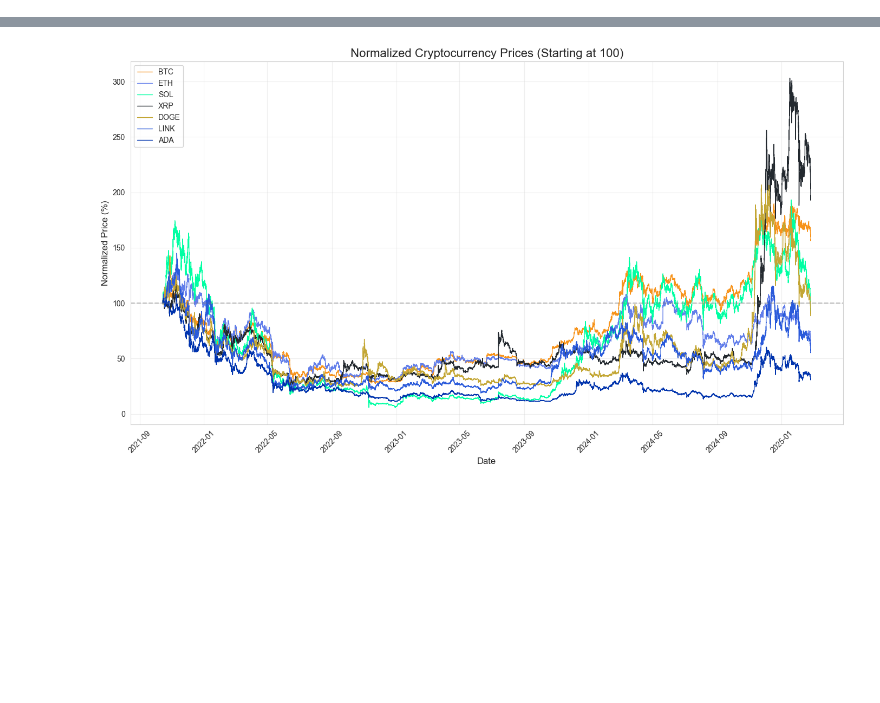
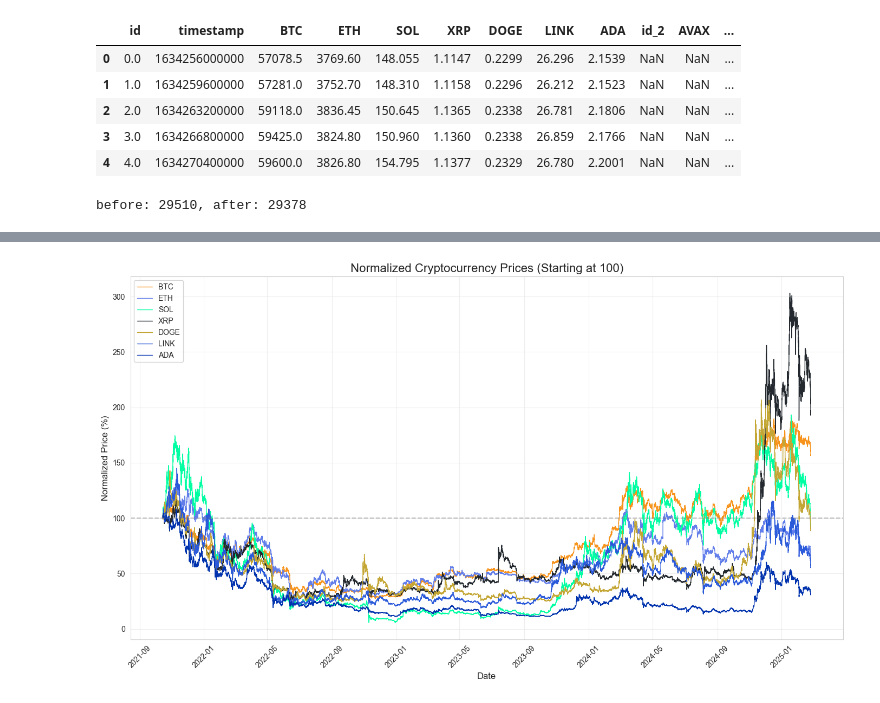
Before and after one commit to gabrielee5/fetch_bybit_data, a Jupyter notebook: jupyter-jobs/work_on_data.ipynb, the cells around one changed output, grey strips where cells are left out. Cells and saved outputs as stored; diff of their text form; code cells hidden in the pictures; blank space fills up the shorter version.

```diff
--- a/code/work_on_data.ipynb
+++ b/jupyter-jobs/work_on_data.ipynb
@@ -252,0 +303,10 @@ before: 37762, after: 29505
+# %%
+merged_df = pd.read_csv('/Users/gabrielefabietti/projects/fetch_data/handle_data/merged_price_data.csv')
+merged_df.head()
+# %% [output]
+|  | id | timestamp | BTC | ETH | SOL | XRP | DOGE | LINK | ADA | id_2 | AVAX | ... |
+| 0 | 0.0 | 1634256000000 | 57078.5 | 3769.60 | 148.055 | 1.1147 | 0.2299 | 26.296 | 2.1539 | NaN | NaN | ... |
+| 1 | 1.0 | 1634259600000 | 57281.0 | 3752.70 | 148.310 | 1.1158 | 0.2296 | 26.212 | 2.1523 | NaN | NaN | ... |
+| 2 | 2.0 | 1634263200000 | 59118.0 | 3836.45 | 150.645 | 1.1365 | 0.2338 | 26.781 | 2.1806 | NaN | NaN | ... |
+| 3 | 3.0 | 1634266800000 | 59425.0 | 3824.80 | 150.960 | 1.1360 | 0.2338 | 26.859 | 2.1766 | NaN | NaN | ... |
+| 4 | 4.0 | 1634270400000 | 59600.0 | 3826.80 | 154.795 | 1.1377 | 0.2329 | 26.780 | 2.2001 | NaN | NaN | ... |
@@ -252,0 +315,19 @@ before: 37762, after: 29505
+# %%
+# Get the total number of rows before cleaning
+original_row_count = len(merged_df)
+
+# Count rows with NaN values
+rows_with_nan = merged_df.isna().any(axis=1).sum()
+
+# Drop all rows that have any NaN values
+merged_df_clean = merged_df.dropna()
+
+# Reset the index to create a clean sequential index
+merged_df_clean = merged_df_clean.reset_index(drop=True)
+
+# Save the cleaned dataframe back to CSV
+merged_df_clean.to_csv('/Users/gabrielefabietti/projects/fetch_data/handle_data/merged_price_data.csv', index=False)
+
+print(f'before: {original_row_count}, after: {len(merged_df_clean)}')
+# %% [output]
+before: 29510, after: 29378
```
Also changed, not shown: parts of 14 cells of this notebook, 3 other files.
